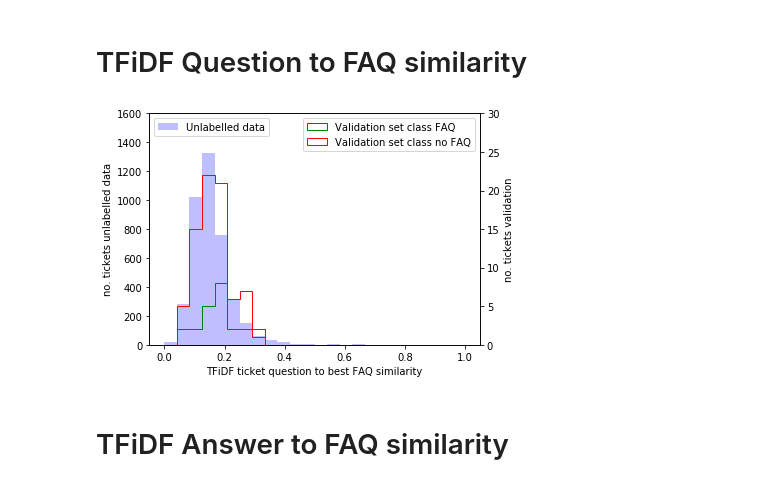
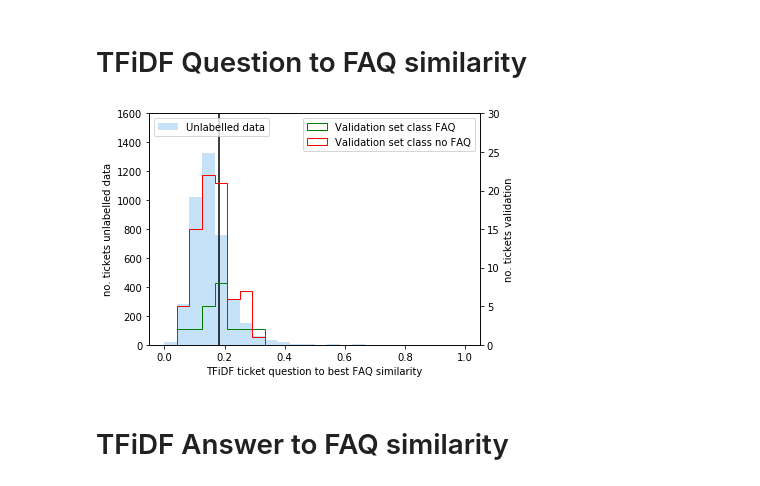
Before and after one commit to mmr12/Data-Science-lab-2018, a Jupyter notebook: PreperationWork/Poster_figs/Similarities_figs.ipynb, the cells around one changed output. Cells and saved outputs as stored; diff of their text form; code cells hidden in the pictures.

```diff
--- a/PreperationWork/Poster_figs/Similarities_figs.ipynb
+++ b/PreperationWork/Poster_figs/Similarities_figs.ipynb
@@ -57,21 +57,24 @@ sFT_val_neg_ques = np.max(cosine_similarity(FAQ_matrix_ques, val_neg_ques), axis
 # %%
 fig, ax1 = plt.subplots()
 bins =  np.linspace(0, 1,25)
-ax1.hist(strength_FAQ_ticket_ques, bins,alpha=.25, label="Unlabelled data", color="blue")
+ax1.hist(strength_FAQ_ticket_ques, bins,alpha=1, label="Unlabelled data", color="#C6E2F9")
 ax1.set_xlabel('TFiDF ticket question to best FAQ similarity')
 ax1.set_ylabel('no. tickets unlabelled data')
+thresh = np.quantile(strength_FAQ_ticket_ques,0.75)
 plt.ylim(top=1600)
+plt.axvline(x=thresh,color='k')
 ax2 = ax1.twinx()
 ax2.hist(sFT_val_pos_ques, bins,alpha=1, label="Validation set class FAQ", color = "green", histtype ="step")
 ax2.hist(sFT_val_neg_ques, bins,alpha=1, label="Validation set class no FAQ", color = "red", histtype ="step")
 ax2.set_ylabel('no. tickets validation')
 plt.ylim(top=30)
+
 fig.tight_layout()
 ax1.legend(loc=2)
 ax2.legend()
 plt.show()
 # %% [output]
-[figure, old version]
+[figure, new version]
 # %% [markdown]
 # TFiDF Answer to FAQ similarity
 # %%
```
Also changed, not shown: parts of 2 cells of this notebook, 5 other files.
